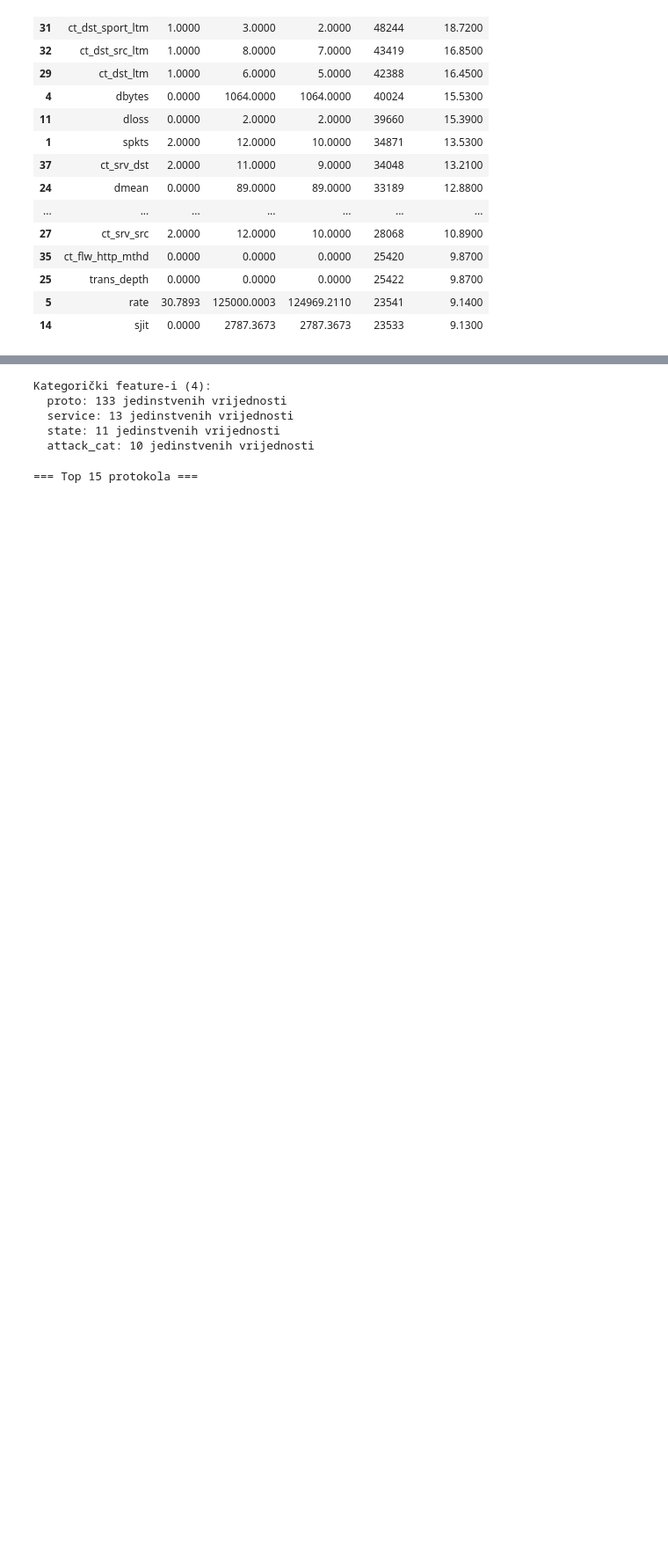
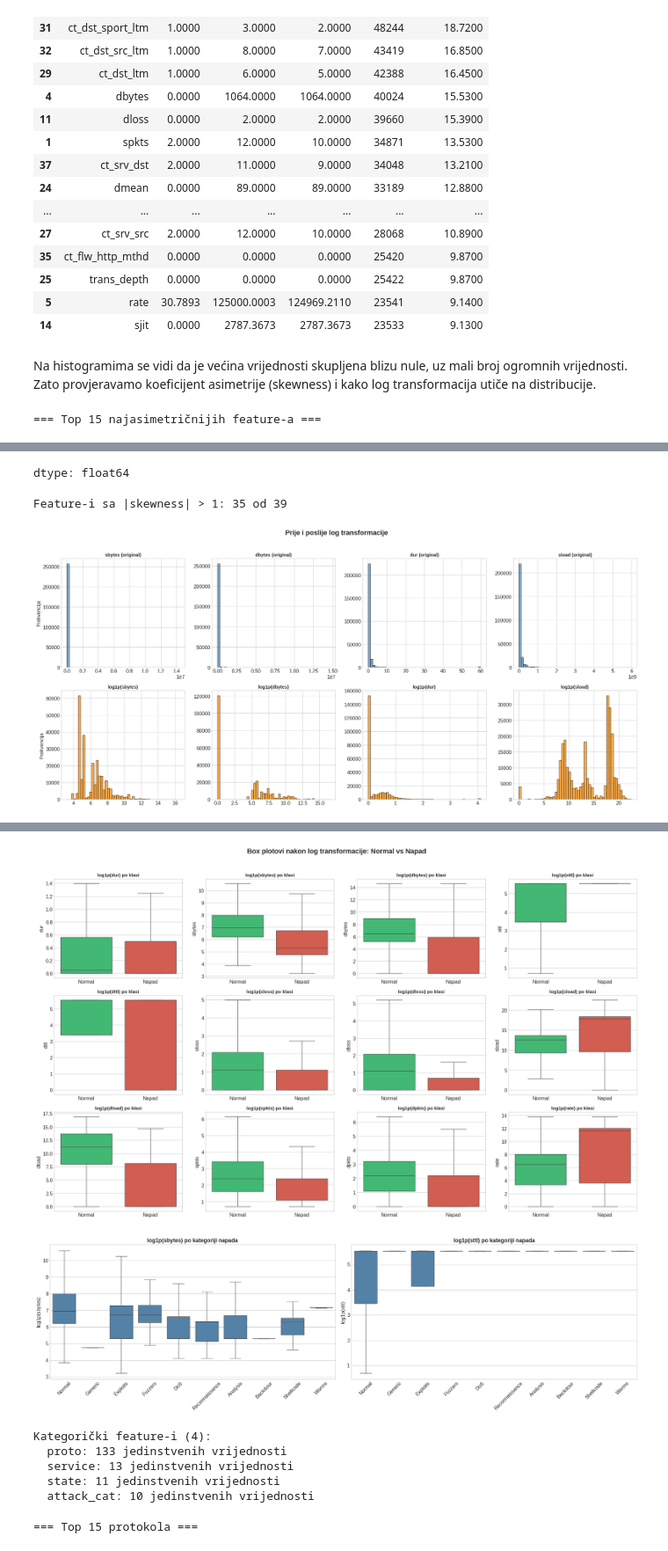
Before and after one commit to fadzankerim/Network-Intrusion-Detection-System, a Jupyter notebook: EDA.ipynb, the cells around one changed output, grey strips where cells are left out. Shown at 88% size. Cells and saved outputs as stored; diff of their text form; code cells hidden in the pictures; blank space fills up the shorter version.

```diff
--- a/EDA.ipynb
+++ b/EDA.ipynb
@@ -583,3 +788,77 @@ display(outlier_df.head(20))
 | 25 | trans_depth | 0.0000 | 0.0000 | 0.0000 | 25422 | 9.8700 |
 | 5 | rate | 30.7893 | 125000.0003 | 124969.2110 | 23541 | 9.1400 |
 | 14 | sjit | 0.0000 | 2787.3673 | 2787.3673 | 23533 | 9.1300 |
+# %% [markdown]
+Na histogramima se vidi da je većina vrijednosti skupljena blizu nule, uz mali broj ogromnih vrijednosti. Zato provjeravamo koeficijent asimetrije (skewness) i kako log transformacija utiče na distribucije.
+# %%
+# Koeficijent asimetrije (skewness) za sve numeričke feature-e
+skewness = df[numeric_features].skew().sort_values(key=abs, ascending=False)
+
+print('=== Top 15 najasimetričnijih feature-a ===')
+display(skewness.head(15).round(2))
+
+skewed_features = skewness[skewness.abs() > 1].index.tolist()
+print(f'\nFeature-i sa |skewness| > 1: {len(skewed_features)} od {len(numeric_features)}')
+
+# Poređenje distribucija prije i poslije log1p transformacije
+compare_cols = ['sbytes', 'dbytes', 'dur', 'sload']
+
+fig, axes = plt.subplots(2, 4, figsize=(20, 9))
+for idx, col in enumerate(compare_cols):
+    axes[0, idx].hist(df[col], bins=50, color='steelblue', edgecolor='black', alpha=0.7)
+    axes[0, idx].set_title(f'{col} (original)', fontsize=11, fontweight='bold')
+
+    axes[1, idx].hist(np.log1p(df[col]), bins=50, color='darkorange', edgecolor='black', alpha=0.7)
+    axes[1, idx].set_title(f'log1p({col})', fontsize=11, fontweight='bold')
+
+axes[0, 0].set_ylabel('Frekvencija')
+axes[1, 0].set_ylabel('Frekvencija')
+plt.suptitle('Prije i poslije log transformacije', fontsize=16, fontweight='bold', y=1.02)
+plt.tight_layout()
+plt.show()
+
+# Tabela: skewness prije i poslije
+skew_after = np.log1p(df[skewed_features]).skew()
+skew_compare = pd.DataFrame({
+    'Prije': skewness[skewed_features],
+    'Poslije log1p': skew_after
+}).round(2)
+display(skew_compare.head(15))
+
+# Box plotovi na log skali: Normal vs Napad
+colors = ['#2ecc71', '#e74c3c']
+selected_features = ['dur', 'sbytes', 'dbytes', 'sttl', 'dttl', 'sloss', 'dloss',
+                     'sload', 'dload', 'spkts', 'dpkts', 'rate']
+
+plot_df = df[selected_features + ['label']].copy()
+plot_df[selected_features] = np.log1p(plot_df[selected_features])
+
+fig, axes = plt.subplots(3, 4, figsize=(20, 12))
+axes = axes.flatten()
+for idx, col in enumerate(selected_features):
+    sns.boxplot(data=plot_df, x='label', y=col, hue='label', palette=colors,
+                legend=False, ax=axes[idx], showfliers=False)
+    axes[idx].set_title(f'log1p({col}) po klasi', fontsize=11, fontweight='bold')
+    axes[idx].set_xticks([0, 1])
+    axes[idx].set_xticklabels(['Normal', 'Napad'])
+    axes[idx].set_xlabel('')
+
+plt.suptitle('Box plotovi nakon log transformacije: Normal vs Napad', fontsize=16, fontweight='bold', y=1.02)
+plt.tight_layout()
+plt.show()
+
+# Kako se sbytes i sttl razlikuju po kategorijama napada
+order = df['attack_cat'].str.strip().value_counts().index
+
+fig, axes = plt.subplots(1, 2, figsize=(20, 6))
+for ax, col in zip(axes, ['sbytes', 'sttl']):
+    sns.boxplot(x=df['attack_cat'].str.strip(), y=np.log1p(df[col]), order=order, ax=ax,
+                color='steelblue', showfliers=False)
+    ax.set_title(f'log1p({col}) po kategoriji napada', fontsize=13, fontweight='bold')
+    ax.set_xlabel('')
+    ax.set_ylabel(f'log1p({col})')
+    ax.tick_params(axis='x', rotation=45)
+plt.tight_layout()
+plt.show()
+# %% [output]
+=== Top 15 najasimetričnijih feature-a ===
@@ -585,0 +881,3 @@ display(outlier_df.head(20))
+dtype: float64
+Feature-i sa |skewness| > 1: 35 od 39
+[figure, added]
@@ -586,3 +900,5 @@ display(outlier_df.head(20))
+[figure, added]
+[figure, added]
 # %%
 # Kategoričke kolone
 cat_cols = df.select_dtypes(include='object').columns.tolist()
```
Also changed, not shown: parts of 26 cells of this notebook.
